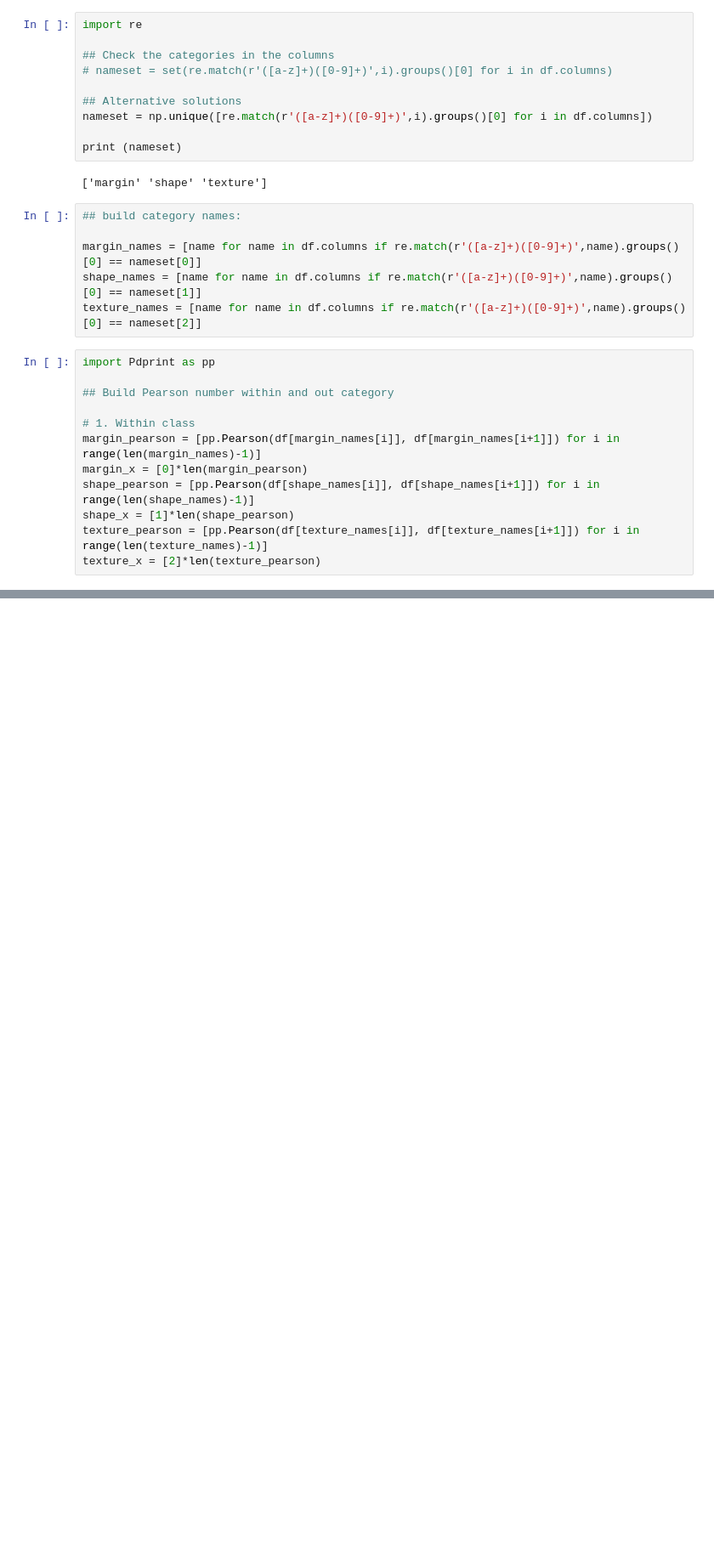
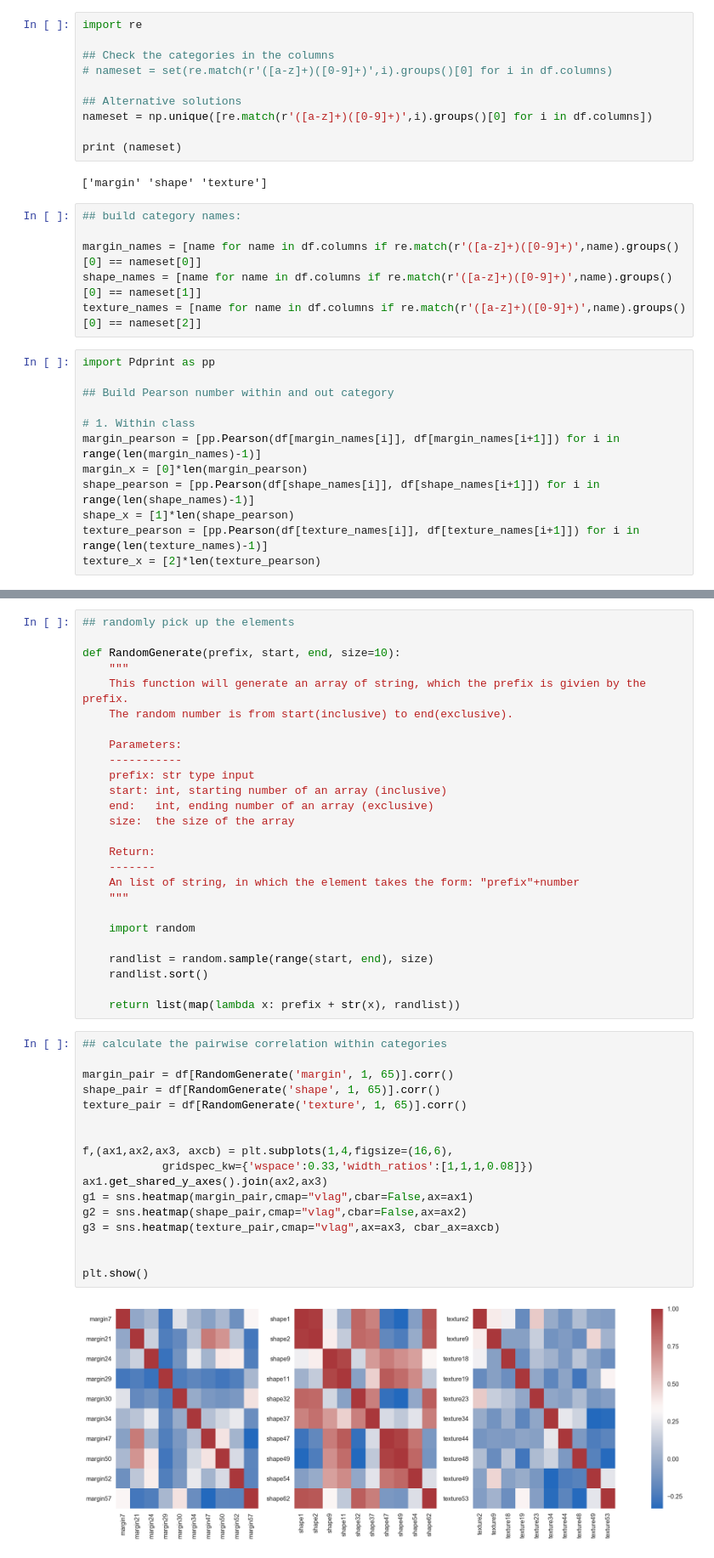
Before and after one commit to dangspin/Kaggle, a Jupyter notebook: LeafClassifier/Myleaf_part2.ipynb, the cells around one changed output, grey strips where cells are left out. Shown at 85% size. Cells and saved outputs as stored; diff of their text form; blank space fills up the shorter version.

```diff
--- a/LeafClassifier/Myleaf_part2.ipynb
+++ b/LeafClassifier/Myleaf_part2.ipynb
@@ -150,0 +151,45 @@ plt.show()
+# %%
+## randomly pick up the elements
+
+def RandomGenerate(prefix, start, end, size=10):
+    """
+    This function will generate an array of string, which the prefix is givien by the prefix.
+    The random number is from start(inclusive) to end(exclusive).
+
+    Parameters:
+    -----------
+    prefix: str type input
+    start: int, starting number of an array (inclusive)
+    end:   int, ending number of an array (exclusive)
+    size:  the size of the array
+
+    Return:
+    -------
+    An list of string, in which the element takes the form: "prefix"+number
+    """
+
+    import random
+
+    randlist = random.sample(range(start, end), size)
+    randlist.sort()
+
+    return list(map(lambda x: prefix + str(x), randlist))
+# %%
+## calculate the pairwise correlation within categories
+
+margin_pair = df[RandomGenerate('margin', 1, 65)].corr()
+shape_pair = df[RandomGenerate('shape', 1, 65)].corr()
+texture_pair = df[RandomGenerate('texture', 1, 65)].corr()
+
+
+f,(ax1,ax2,ax3, axcb) = plt.subplots(1,4,figsize=(16,6),
+            gridspec_kw={'wspace':0.33,'width_ratios':[1,1,1,0.08]})
+ax1.get_shared_y_axes().join(ax2,ax3)
+g1 = sns.heatmap(margin_pair,cmap="vlag",cbar=False,ax=ax1)
+g2 = sns.heatmap(shape_pair,cmap="vlag",cbar=False,ax=ax2)
+g3 = sns.heatmap(texture_pair,cmap="vlag",ax=ax3, cbar_ax=axcb)
+
+
+plt.show()
+# %% [output]
+[figure, added]
```
Also changed, not shown: parts of 17 cells of this notebook.
